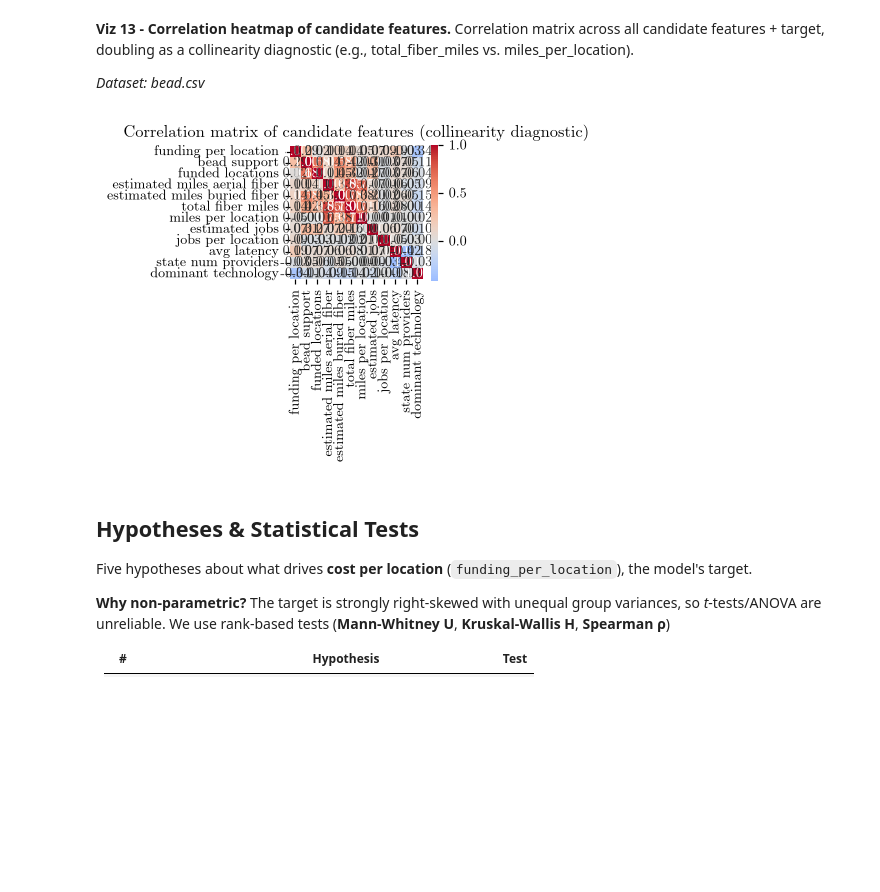
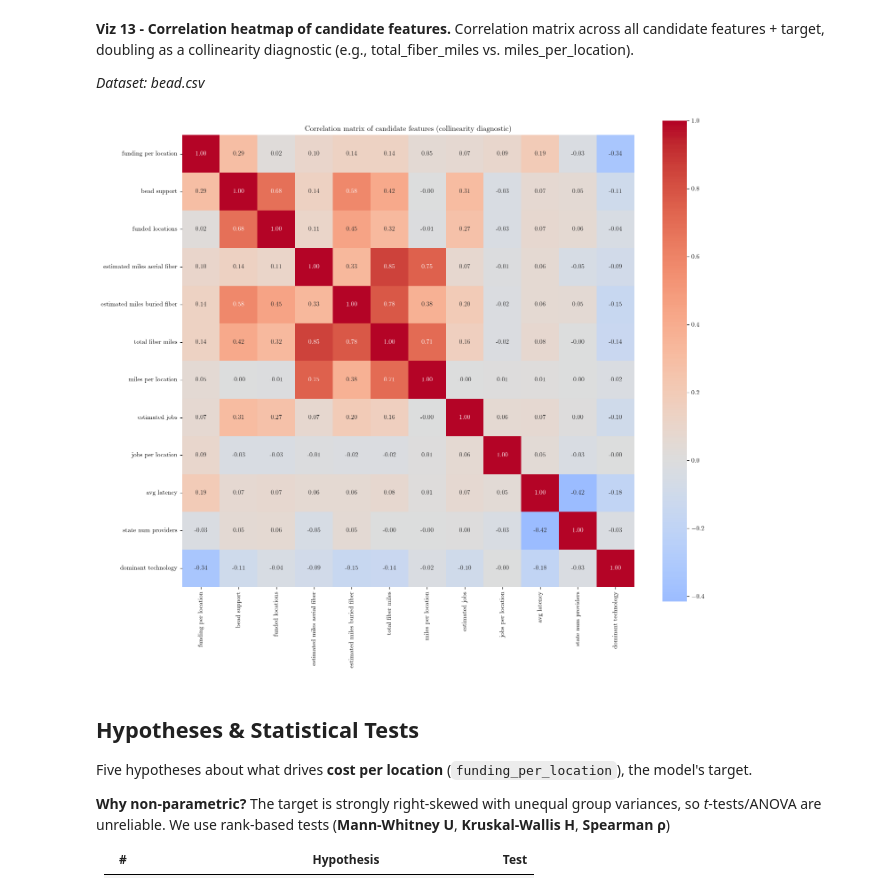
Before and after one commit to yusunnyf/bead_funding_predictor, a Jupyter notebook: eda/bead_eda.ipynb, the cells around one changed output. Saved outputs shown, nothing was run; the diff lists cells and outputs as text; code cells hidden in the pictures; blank space fills up the shorter version.

```diff
--- a/eda/bead_eda.ipynb
+++ b/eda/bead_eda.ipynb
@@ -3,12 +3,28 @@
 # %% [markdown]
 ## Import Packages
 # %%
+import os
+import shutil
+import json
+import urllib.request
+
+
+_path = os.environ.get('PATH', '').split(os.pathsep)
+_extra = [d for d in ('/Library/TeX/texbin', '/usr/local/texlive/2025/bin/universal-darwin',
+                      '/opt/homebrew/bin', '/usr/local/bin')
+          if os.path.isdir(d) and d not in _path]
+os.environ['PATH'] = os.pathsep.join(_path + _extra)
+
+HAS_LATEX = all(shutil.which(_b) for _b in ('latex', 'dvipng', 'gs'))
+if not HAS_LATEX:
+    print('LaTeX toolchain not found; falling back to Matplotlib text rendering.')
+
 from google.cloud import bigquery
 import pandas as pd
 import numpy as np
 import matplotlib.pyplot as plt
 plt.rcParams.update({
-    'text.usetex': True,
+    'text.usetex': HAS_LATEX,
     'font.family': 'serif',
     'font.serif': ['Computer Modern Roman'],
     'font.size': 9,
@@ -1212,29 +1226,29 @@ plt.show()
 # %%
 # Viz 13 - Correlation heatmap of all candidate features (collinearity diagnostic)
 # Dataset: bead.csv
 d = df.copy()
 d['funding_per_location'] = d['bead_support'] / d['funded_locations'].replace(0, np.nan)
 d['total_fiber_miles'] = d['estimated_miles_aerial_fiber'].fillna(0) + d['estimated_miles_buried_fiber'].fillna(0)
 d['miles_per_location'] = d['total_fiber_miles'] / d['funded_locations'].replace(0, np.nan)
 d['jobs_per_location'] = d['estimated_jobs'] / d['funded_locations'].replace(0, np.nan)
 d = d[d['funding_per_location'] > 0]
 
 feat = ['funding_per_location', 'bead_support', 'funded_locations',
         'estimated_miles_aerial_fiber', 'estimated_miles_buried_fiber', 'total_fiber_miles',
         'miles_per_location', 'estimated_jobs', 'jobs_per_location',
         'avg_latency', 'state_num_providers', 'dominant_technology']
 corr = d[feat].replace([np.inf, -np.inf], np.nan).fillna(0).corr()
 
 labels = [f.replace('_', ' ') for f in feat]  # usetex-safe (underscores break LaTeX)
-plt.figure(figsize=(3.5, 3.3))
+plt.figure(figsize=(13.5, 13.3))
 sns.heatmap(corr, annot=True, fmt='.2f', cmap='coolwarm', center=0, square=True,
             xticklabels=labels, yticklabels=labels, cbar_kws={'shrink': 0.8})
 plt.title('Correlation matrix of candidate features (collinearity diagnostic)')
 plt.tight_layout()
 # plt.savefig('plots/viz_13_corr_heatmap.png', dpi=300, bbox_inches='tight')
 plt.show()
 # %% [output]
-[figure, old version]
+[figure, new version]
 # %% [markdown]
 ## Hypotheses & Statistical Tests
 
```
Also changed, not shown: parts of 5 cells of this notebook, 46 other files.
